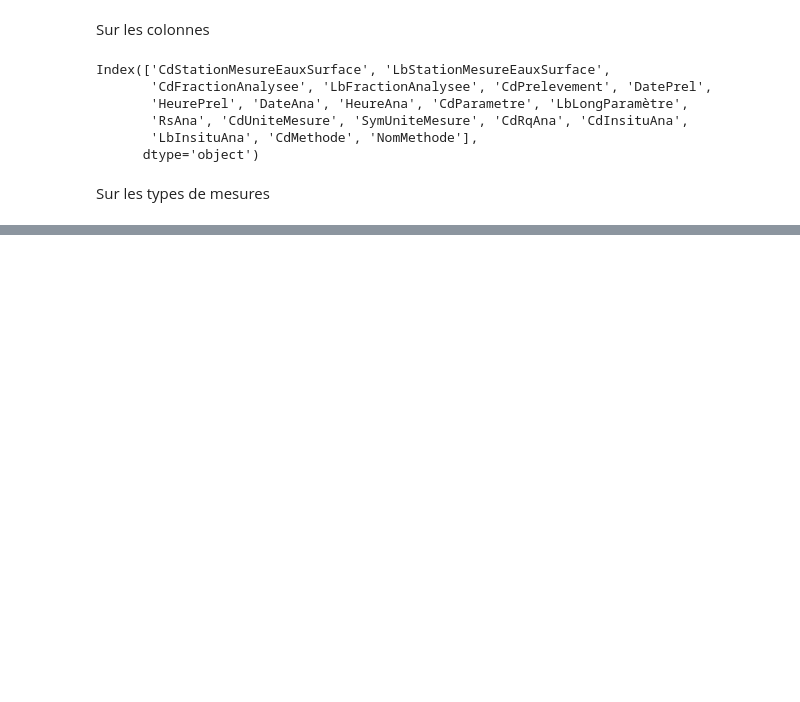
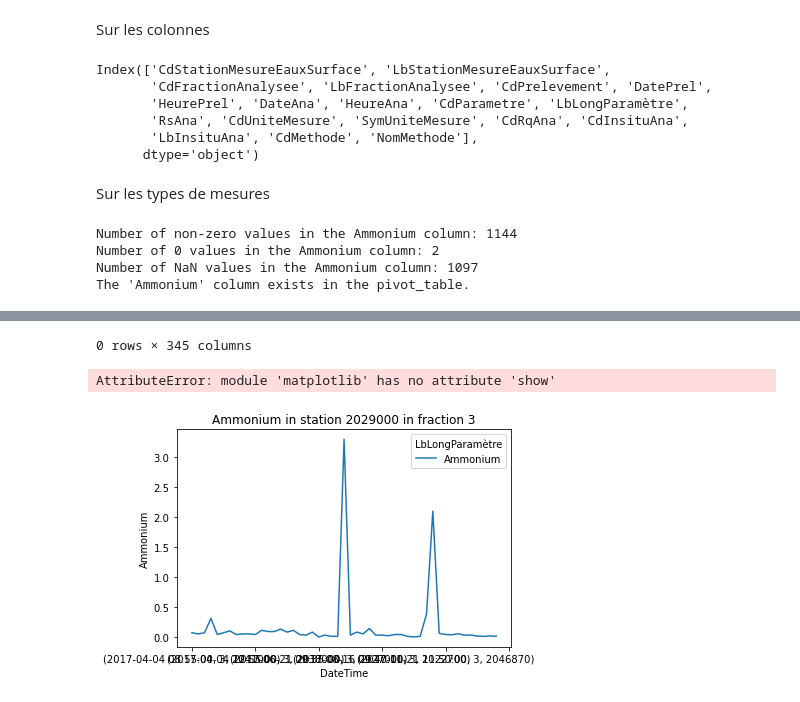
Before and after one commit to Mouret-Orfeu/Projet-cours-d-eau, a Jupyter notebook: classification_station_données_chimiques.ipynb, the cells around one changed output, grey strips where cells are left out. Cells and saved outputs as stored; diff of their text form; code cells hidden in the pictures; blank space fills up the shorter version.

```diff
--- a/classification_station_données_chimiques.ipynb
+++ b/classification_station_données_chimiques.ipynb
@@ -598,0 +544,68 @@ Analyses_df_worked_for_param_corr = Analyses_df_worked[['LbLongParamètre', 'RsA
+# %%
+Analyses_df_worked_for_param_corr = Analyses_df_worked[['LbLongParamètre', 'RsAna', "DatePrel", "HeurePrel", "CdFractionAnalysee", "CdStationMesureEauxSurface"]].copy()
+
+# Combine the DatePrel and HeurePrel into a single DateTime column for precise time tracking
+Analyses_df_worked_for_param_corr['DateTime'] = pd.to_datetime(Analyses_df_worked_for_param_corr['DatePrel'] + ' ' + Analyses_df_worked_for_param_corr['HeurePrel'])
+
+# Create a pivot table with DateTime, CdFractionAnalysee, and CdStationMesureEauxSurface as a multi-index
+pivot_table = Analyses_df_worked_for_param_corr.pivot_table(index=['DateTime', 'CdFractionAnalysee', 'CdStationMesureEauxSurface'], columns='LbLongParamètre', values='RsAna')
+
+# After creating the pivot table, sort by DateTime within each group to ensure chronological order
+pivot_table.sort_index(level='DateTime', inplace=True)
+
+# replace all NaN by 0
+# pivot_table = pivot_table.fillna(0)
+
+#drop pivot_table columns where there are only 0
+pivot_table = pivot_table.loc[:, (pivot_table != 0).any(axis=0)]
+
+#drop pivot_table columns where there are only NaN
+pivot_table = pivot_table.dropna(axis=1, how='all')
+# %%
+#Filter the pivot table to only include data for the "ANDLAU À FEGERSHEIM" station
+pivot_table_filtered = pivot_table.loc[pivot_table.index.get_level_values('CdStationMesureEauxSurface') == '2029000']
+
+# Display the first 5 rows of the filtered pivot table
+#display(pivot_table.head(5))
+
+# Count the number of non-zero values in the Ammonium column
+num_nonzero_ammonium = (pivot_table['Ammonium'] != 0).sum()
+print("Number of non-zero values in the Ammonium column:", num_nonzero_ammonium)
+
+# Count the number of 0 values in the Ammonium column
+num_zero_ammonium = (pivot_table['Ammonium'] == 0).sum()
+print("Number of 0 values in the Ammonium column:", num_zero_ammonium)
+
+num_nan_ammonium = pivot_table['Ammonium'].isna().sum()
+print("Number of NaN values in the Ammonium column:", num_nan_ammonium)
+
+if 'Ammonium' in pivot_table.columns:
+    print("The 'Ammonium' column exists in the pivot_table.")
+else:
+    print("The 'Ammonium' column does not exist in the pivot_table.")
+
+
+#Filter the pivot table to only include data for the specified station and fraction
+pivot_table_filtered = pivot_table.loc[(pivot_table.index.get_level_values('CdStationMesureEauxSurface') == '2029000') & (pivot_table.index.get_level_values('CdFractionAnalysee') == 3)]
+
+display(pivot_table_filtered.head(5))
+
+# Filter the pivot table to only include data where Ammonium is not null
+pivot_table_filtered_Amonium = pivot_table[pd.notnull(pivot_table['Ammonium'])]
+pivot_table_filtered_Nitrates = pivot_table[pd.notnull(pivot_table['Nitrates'])]
+
+
+# # Plot the Ammonium column against the DateTime index
+
+# Plot the Ammonium column against the DateTime index
+ax = pivot_table_filtered_Amonium[['Ammonium']].plot(title="Ammonium in station 2029000 in fraction 3")
+ax.set_xlabel("DateTime")
+ax.set_ylabel("Ammonium")
+plt.show()
+
+pivot_table_filtered_Nitrates[['Nitrates']].plot()
+# %% [output]
+Number of non-zero values in the Ammonium column: 1144
+Number of 0 values in the Ammonium column: 2
+Number of NaN values in the Ammonium column: 1097
+The 'Ammonium' column exists in the pivot_table.
@@ -599 +614,4 @@ Analyses_df_worked_for_param_corr = Analyses_df_worked[['LbLongParamètre', 'RsA
+0 rows × 345 columns
+AttributeError: module 'matplotlib' has no attribute 'show'
+[figure, added]
 # %%
```
Also changed, not shown: parts of 7 cells of this notebook.
